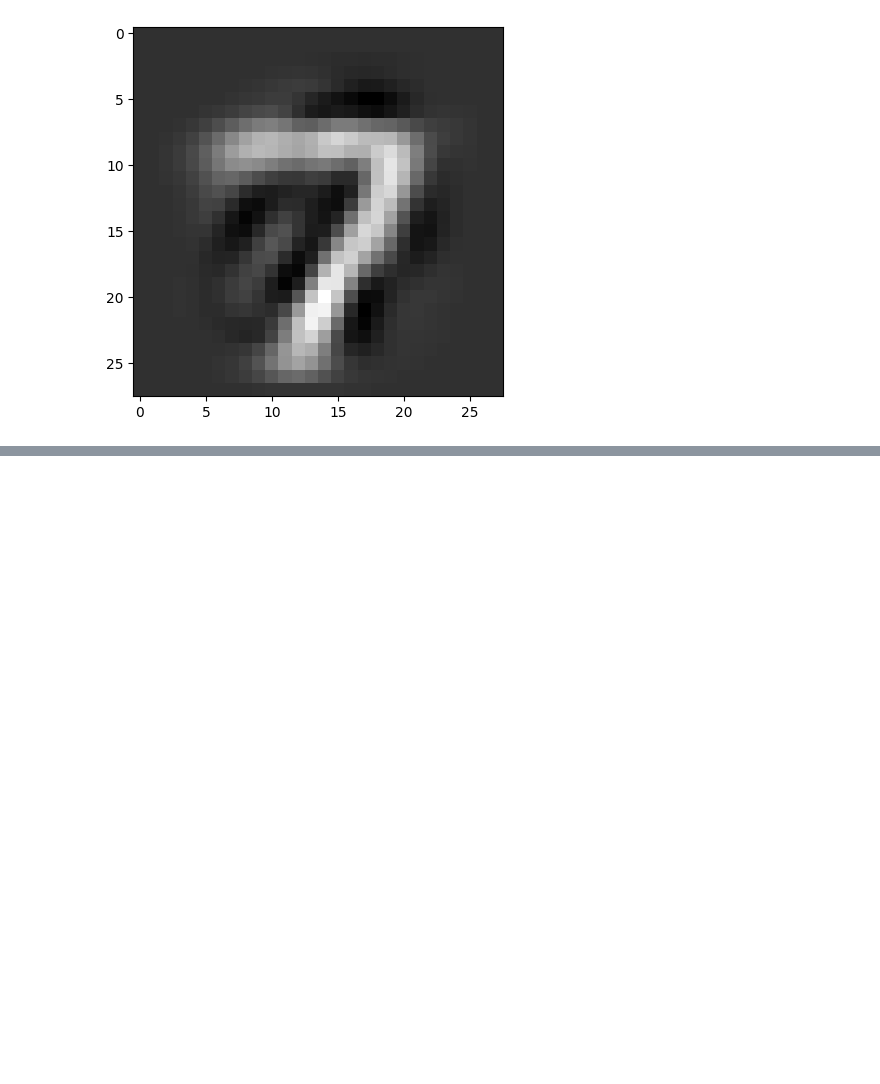
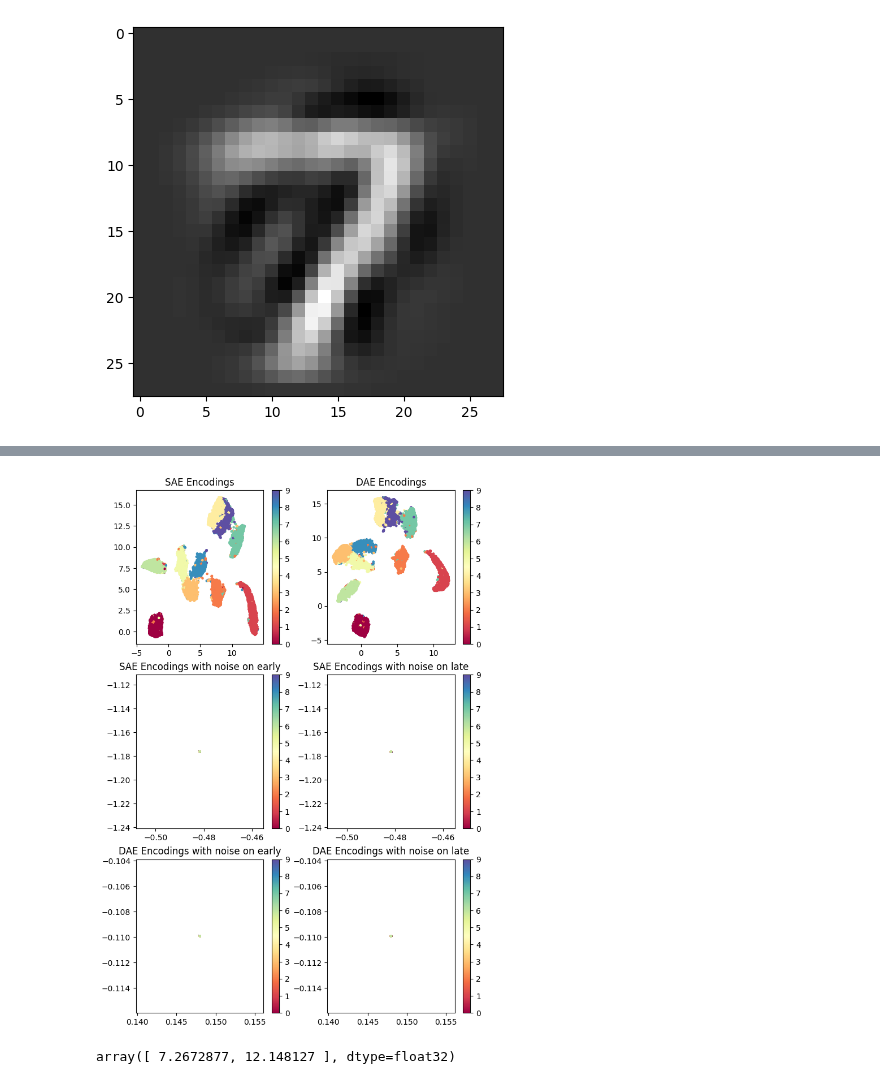
Before and after one commit to DiJam20/developing-autoencoders, a Jupyter notebook: 14_Noise_on_Neuron.ipynb, the cells around one changed output, grey strips where cells are left out. Saved outputs shown, nothing was run; the diff lists cells and outputs as text; code cells hidden in the pictures; blank space fills up the shorter version.

```diff
--- a/14_Noise_on_Neuron.ipynb
+++ b/14_Noise_on_Neuron.ipynb
@@ -83,0 +197,58 @@ with torch.no_grad():
+# %%
+reducer = umap.UMAP(n_components=2)
+sae_umap = reducer.fit_transform(sae_test_encodings)
+
+reducer = umap.UMAP(n_components=2)
+dae_umap = reducer.fit_transform(dae_test_encodings)
+
+reducer = umap.UMAP(n_components=2)
+sae_umap_noise_on_early = reducer.fit_transform(sae_encodings_noise_on_early)
+
+reducer = umap.UMAP(n_components=2)
+sae_umap_noise_on_late = reducer.fit_transform(sae_encodings_noise_on_late)
+
+reducer = umap.UMAP(n_components=2)
+dae_umap_noise_on_early = reducer.fit_transform(dae_encodings_noise_on_early)
+
+reducer = umap.UMAP(n_components=2)
+dae_umap_noise_on_late = reducer.fit_transform(dae_encodings_noise_on_late)
+# %%
+plt.figure(figsize=(8, 12))
+
+plt.subplot(3, 2, 1)
+scatter = plt.scatter(sae_umap[:, 0], sae_umap[:, 1], c=test_labels, cmap='Spectral', s=5)
+plt.colorbar(scatter)
+plt.title("SAE Encodings")
+
+plt.subplot(3, 2, 2)
+scatter = plt.scatter(dae_umap[:, 0], dae_umap[:, 1], c=test_labels, cmap='Spectral', s=5)
+plt.colorbar(scatter)
+plt.title("DAE Encodings")
+
+plt.subplot(3, 2, 3)
+scatter = plt.scatter(sae_encodings_noise_on_early[:, 0], sae_encodings_noise_on_early[:, 1], c=test_labels, cmap='Spectral', s=5)
+plt.colorbar(scatter)
+plt.title("SAE Encodings with noise on early")
+
+plt.subplot(3, 2, 4)
+scatter = plt.scatter(sae_encodings_noise_on_late[:, 0], sae_encodings_noise_on_late[:, 1], c=test_labels, cmap='Spectral', s=5)
+plt.colorbar(scatter)
+plt.title("SAE Encodings with noise on late")
+
+plt.subplot(3, 2, 5)
+scatter = plt.scatter(dae_encodings_noise_on_early[:, 0], dae_encodings_noise_on_early[:, 1], c=test_labels, cmap='Spectral', s=5)
+plt.colorbar(scatter)
+plt.title("DAE Encodings with noise on early")
+
+plt.subplot(3, 2, 6)
+scatter = plt.scatter(dae_encodings_noise_on_late[:, 0], dae_encodings_noise_on_late[:, 1], c=test_labels, cmap='Spectral', s=5)
+plt.colorbar(scatter)
+plt.title("DAE Encodings with noise on late")
+
+plt.show()
+# %% [output]
+[figure, added]
+# %%
+dae_umap[0]
+# %% [output]
+array([ 7.2672877, 12.148127 ], dtype=float32)
```
Also changed, not shown: parts of 4 cells of this notebook.
